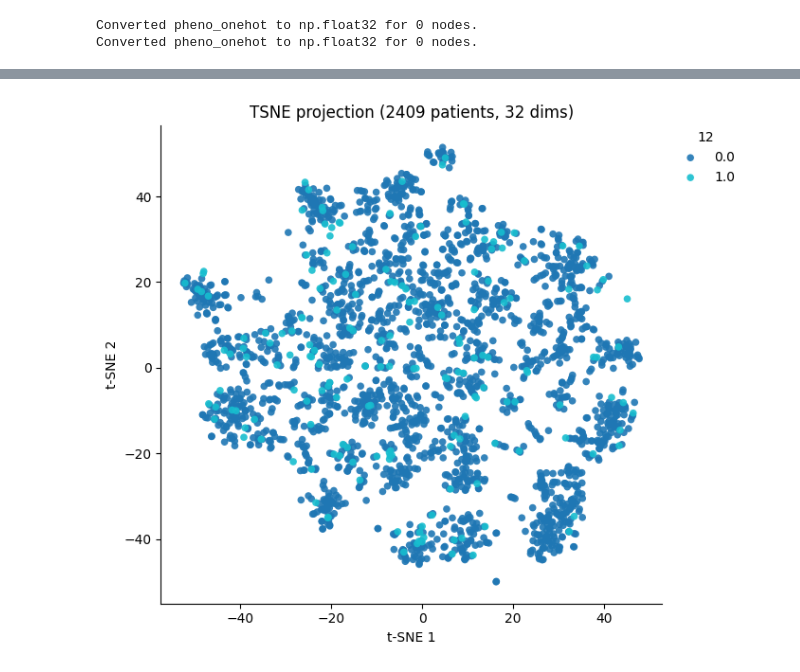
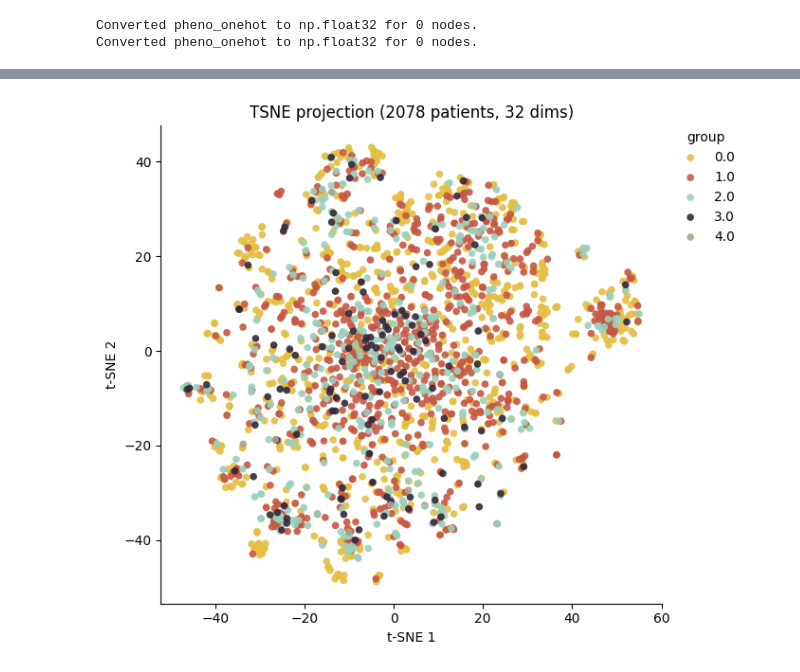
Before and after one commit to Barry8197/MOGSage, a Jupyter notebook: code/03_network_generation/03_NetworkEmbeddingVisualisation.ipynb, the cells around one changed output, grey strips where cells are left out. Cells and saved outputs as stored; diff of their text form; code cells hidden in the pictures.

```diff
--- a/code/03_network_generation/03_NetworkEmbeddingVisualisation.ipynb
+++ b/code/03_network_generation/03_NetworkEmbeddingVisualisation.ipynb
@@ -138,8 +138,8 @@ import pandas as pd
 from torch_geometric.utils import from_networkx, to_undirected
 
 # --- Config ---
-datadir    = "/work/gr-fe/bryan/data/YEAST/"
-Gprefix    = "KGene"
+datadir    = "/work/gr-fe/bryan/data/SHCS/"
+Gprefix    = "KGshcs"
 
 # --- Load graphs ---
 g_kg  = load_graph(os.path.join(datadir, "Networks", f"{Gprefix}.gpickle"),  "KG")
@@ -257,5 +268,10 @@ torch.Size([2409, 32])
+# %%
+idx = node_order['PSN'].values
+labels = node_labels(g_psn).loc[idx].sum(axis=1)
+healthy = node_labels(g_psn).loc[idx][3][node_labels(g_psn).loc[idx][3] == 1].index
+labels[healthy] = 0
 # %%
 idx = node_order['PSN'].values
-_ = plot_patient_embeddings(pd.DataFrame(emb.numpy(),index=idx) , node_labels(g_psn).loc[idx][12] , method='TSNE')
+fig = plot_patient_embeddings(pd.DataFrame(emb.numpy(),index=idx) , labels , method='TSNE', palette=wesanderson.FantasticFox2_5.hex_colors)
 # %% [output]
-[figure, old version]
+[figure, new version]
```
Also changed, not shown: parts of 12 cells of this notebook, 30 other files.
